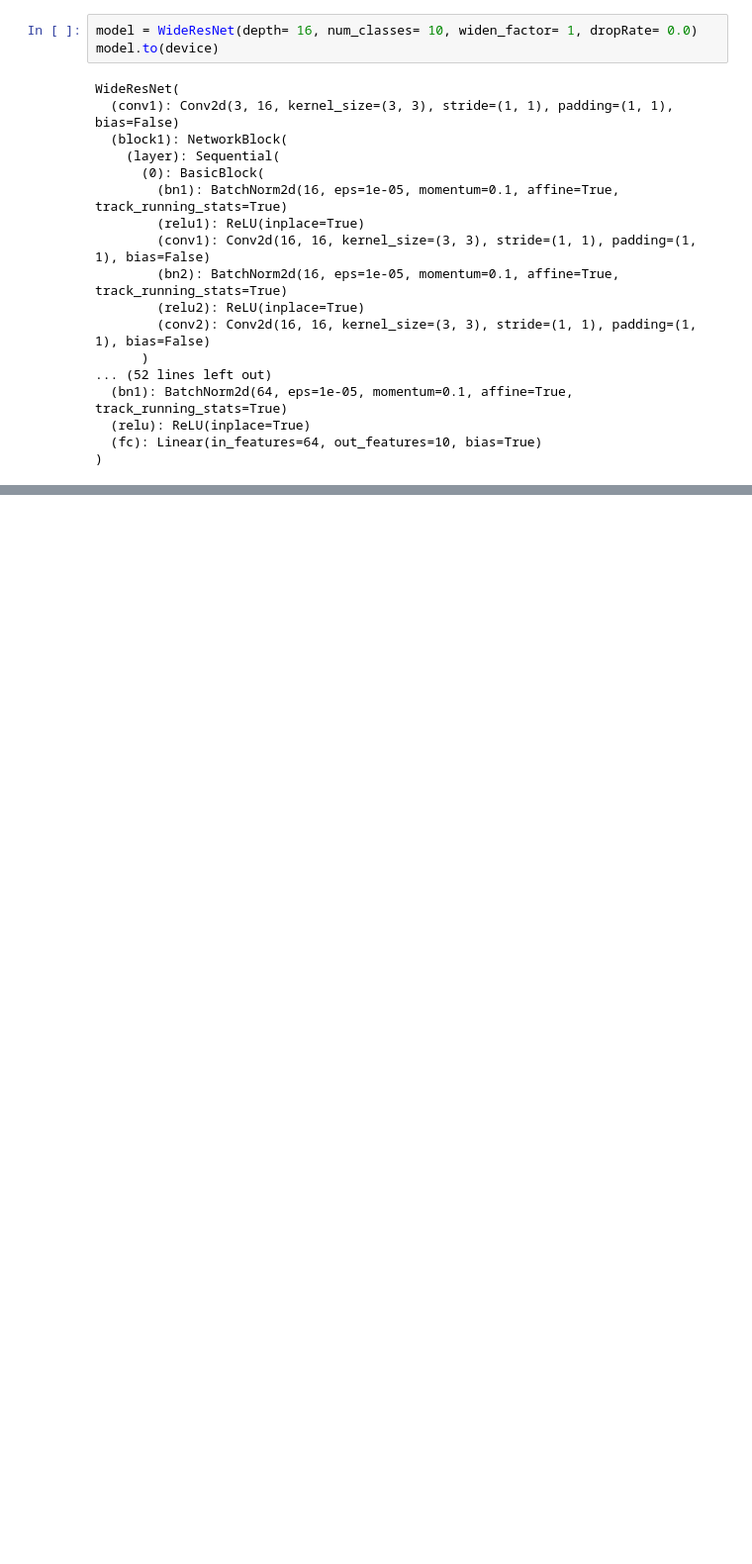
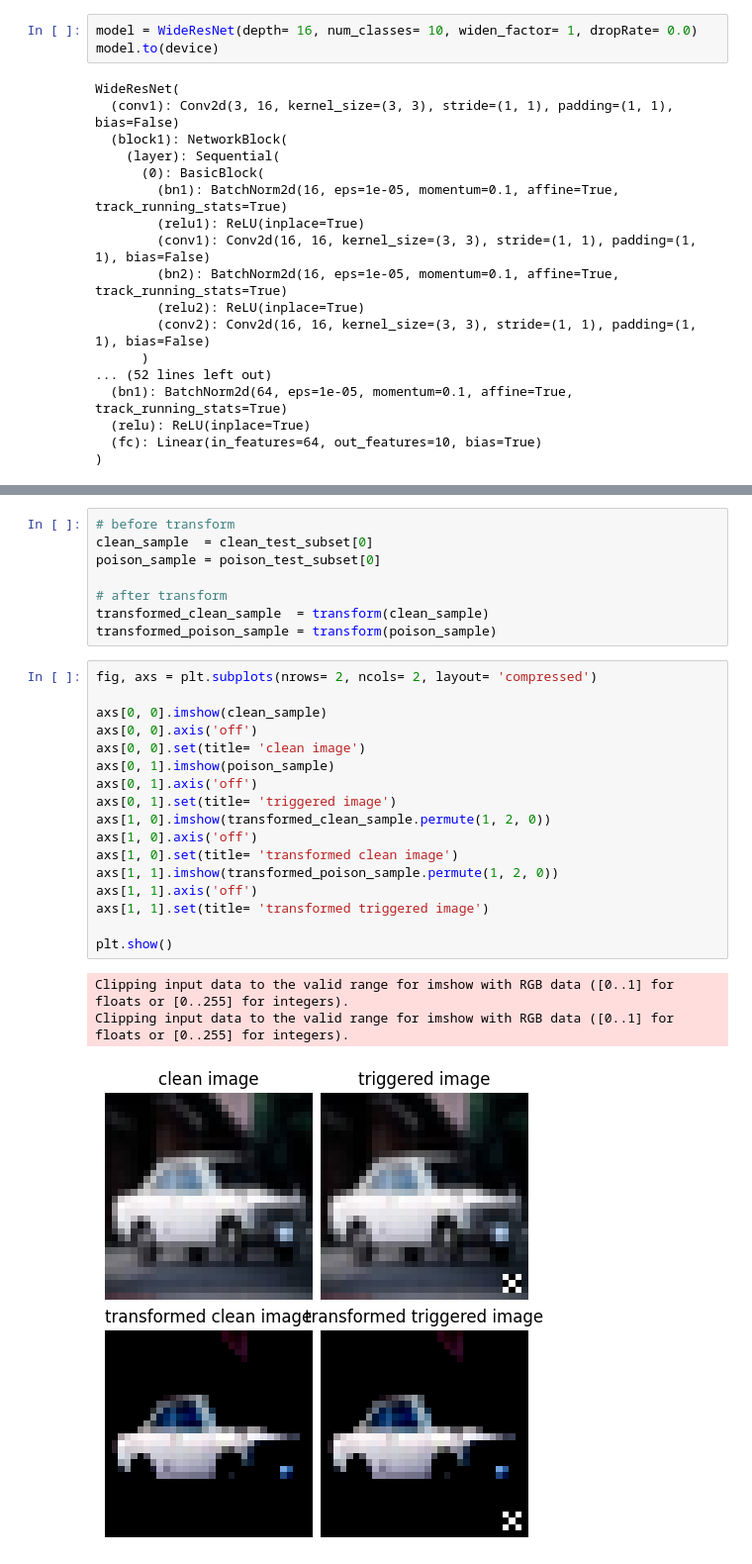
Before and after one commit to mr-pylin/backdoor-attack, a Jupyter notebook: main.ipynb, the cells around one changed output, grey strips where cells are left out. Shown: that part at 99% size. Cells and saved outputs as stored; diff of their text form; blank space fills up the shorter version.

```diff
--- a/main.ipynb
+++ b/main.ipynb
@@ -461,0 +478,29 @@ plt.show()
+# %%
+# before transform
+clean_sample  = clean_test_subset[0]
+poison_sample = poison_test_subset[0]
+
+# after transform
+transformed_clean_sample  = transform(clean_sample)
+transformed_poison_sample = transform(poison_sample)
+# %%
+fig, axs = plt.subplots(nrows= 2, ncols= 2, layout= 'compressed')
+
+axs[0, 0].imshow(clean_sample)
+axs[0, 0].axis('off')
+axs[0, 0].set(title= 'clean image')
+axs[0, 1].imshow(poison_sample)
+axs[0, 1].axis('off')
+axs[0, 1].set(title= 'triggered image')
+axs[1, 0].imshow(transformed_clean_sample.permute(1, 2, 0))
+axs[1, 0].axis('off')
+axs[1, 0].set(title= 'transformed clean image')
+axs[1, 1].imshow(transformed_poison_sample.permute(1, 2, 0))
+axs[1, 1].axis('off')
+axs[1, 1].set(title= 'transformed triggered image')
+
+plt.show()
+# %% [output]
+Clipping input data to the valid range for imshow with RGB data ([0..1] for floats or [0..255] for integers).
+Clipping input data to the valid range for imshow with RGB data ([0..1] for floats or [0..255] for integers).
+[figure, added]
```
Also changed, not shown: parts of 91 cells of this notebook.
